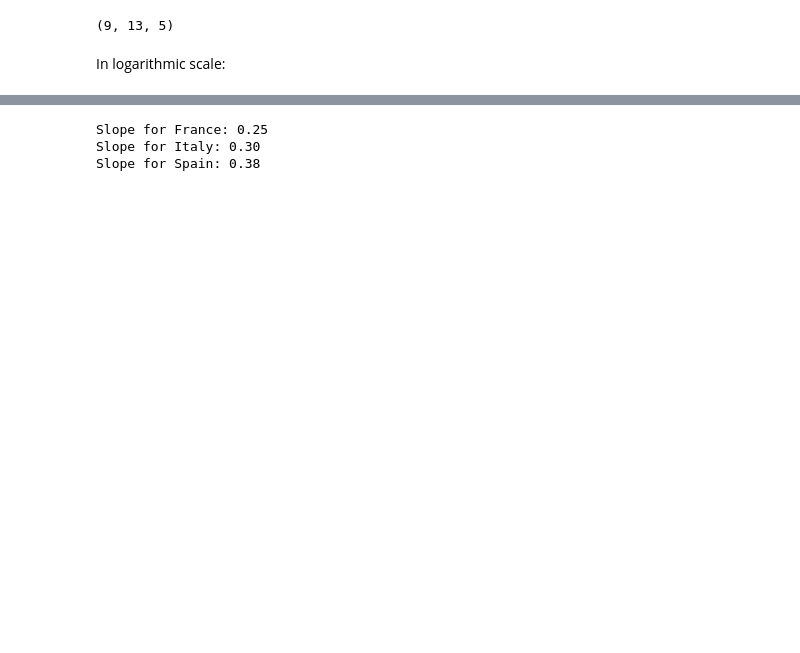
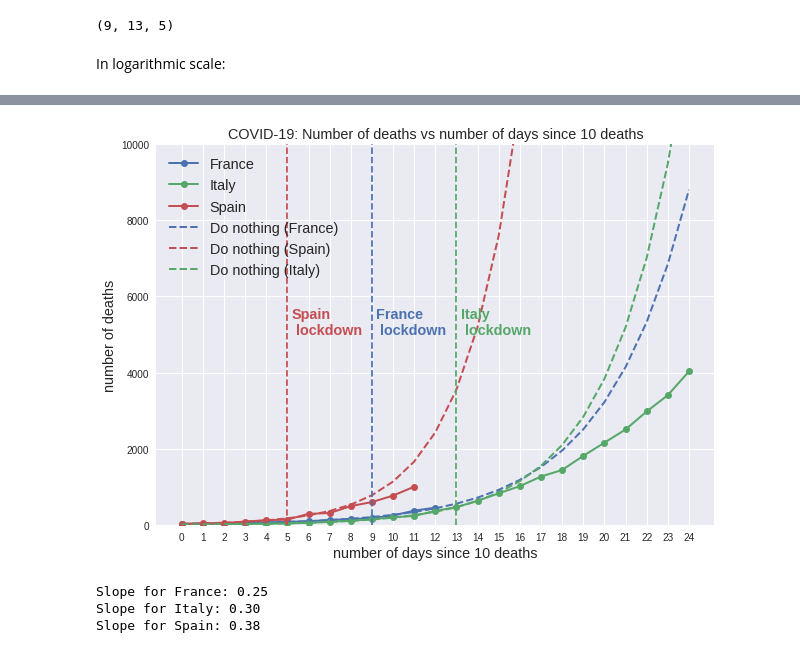
Before and after one commit to alonsosilvaallende/COVID-19, a Jupyter notebook: COVID_19_deaths_do_nothing.ipynb, the cells around one changed output, grey strips where cells are left out. Drawn from its saved outputs; the diff is of its cells as text; code cells hidden in the pictures; blank space fills up the shorter version.

```diff
--- a/COVID_19_deaths_do_nothing.ipynb
+++ b/COVID_19_deaths_do_nothing.ipynb
@@ -103,3 +103,25 @@ plt.show()
+# %%
+fig, ax = plt.subplots(figsize=(10,7))
+for country in list_countries:
+  ax.plot(np.arange(len(deaths_country[country])),deaths_country[country], label=country, linewidth=2, marker='o')
+ax.plot(x, preds_FR, label="Do nothing (France)", linewidth=2, color='C0', linestyle='dashed')
+ax.plot(x, preds_ES, label="Do nothing (Spain)", linewidth=2, color='C2', linestyle='dashed')
+ax.plot(x, preds_IT, label="Do nothing (Italy)", linewidth=2, color='C1', linestyle='dashed')
+ax.axvline(Spain_gap, color='C2', linestyle='dashed')
+ax.axvline(Italy_gap, color='C1', linestyle='dashed')
+ax.axvline(France_gap, color='C0', linestyle='dashed')
+ax.annotate('Spain\n lockdown', (Spain_gap, 5000.0), xytext=(Spain_gap+0.2,5000.0), color='C2', fontsize='x-large', fontweight='bold')
+ax.annotate('Italy\n lockdown', (Italy_gap, 5000.0), xytext=(Italy_gap+0.2,5000.0), color='C1', fontsize='x-large', fontweight='bold')
+ax.annotate('France\n lockdown', (France_gap, 5000.0), xytext=(France_gap+0.2,5000.0), color='C0', fontsize='x-large', fontweight='bold')
+ax.set_title(f'COVID-19: Number of deaths vs number of days since {TIPPING_POINT} deaths', fontsize='x-large')
+ax.set_xlabel(f'number of days since {TIPPING_POINT} deaths', fontsize='x-large')
+ax.set_ylabel(f'number of deaths', fontsize='x-large')
+ax.set_xticks(np.arange(len(deaths_country["Italy"])))
+ax.legend(fontsize='x-large')
+plt.ylim(0,10000)
+plt.show()
+# %% [output]
+[figure, added]
 # %%
 print(f"Slope for France: {lm_FR.coef_[0]:.2f}")
 print(f"Slope for Italy: {lm_IT.coef_[0]:.2f}")
```
Also changed, not shown: parts of 6 cells of this notebook.
